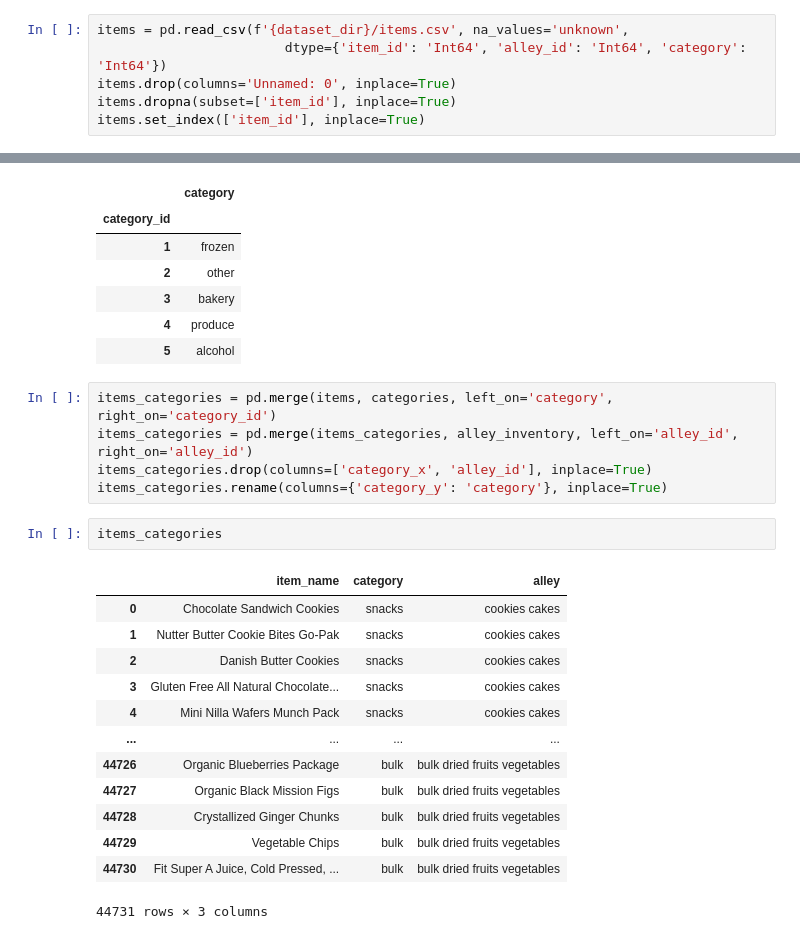
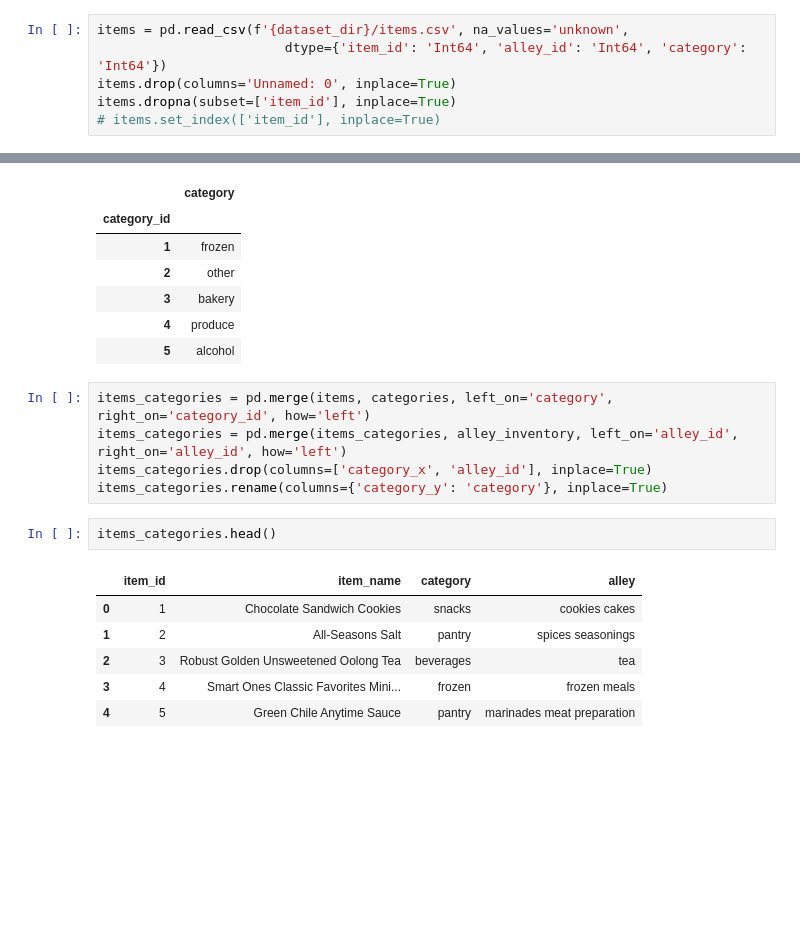
Before and after one commit to tomasz-beton/business-hackathon, a Jupyter notebook: data_exploration.ipynb, the cells around one changed output, grey strips where cells are left out. Drawn from its saved outputs; the diff is of its cells as text; blank space fills up the shorter version.

```diff
--- a/data_exploration.ipynb
+++ b/data_exploration.ipynb
@@ -13,7 +13,7 @@ items = pd.read_csv(f'{dataset_dir}/items.csv', na_values='unknown',
                         dtype={'item_id': 'Int64', 'alley_id': 'Int64', 'category': 'Int64'})
 items.drop(columns='Unnamed: 0', inplace=True)
 items.dropna(subset=['item_id'], inplace=True)
-items.set_index(['item_id'], inplace=True)
+# items.set_index(['item_id'], inplace=True)
 # %%
 categories = pd.read_csv('data/categories.csv', index_col='category_id')
 categories.drop(columns='Unnamed: 0', inplace=True)
@@ -77,26 +75,19 @@ memory usage: 336.0+ bytes
 | 4 | produce |
 | 5 | alcohol |
 # %%
-items_categories = pd.merge(items, categories, left_on='category', right_on='category_id')
-items_categories = pd.merge(items_categories, alley_inventory, left_on='alley_id', right_on='alley_id')
+items_categories = pd.merge(items, categories, left_on='category', right_on='category_id', how='left')
+items_categories = pd.merge(items_categories, alley_inventory, left_on='alley_id', right_on='alley_id', how='left')
 items_categories.drop(columns=['category_x', 'alley_id'], inplace=True)
 items_categories.rename(columns={'category_y': 'category'}, inplace=True)
 # %%
-items_categories
+items_categories.head()
 # %% [output]
-|  | item_name | category | alley |
-| 0 | Chocolate Sandwich Cookies | snacks | cookies cakes |
-| 1 | Nutter Butter Cookie Bites Go-Pak | snacks | cookies cakes |
-| 2 | Danish Butter Cookies | snacks | cookies cakes |
-| 3 | Gluten Free All Natural Chocolate... | snacks | cookies cakes |
-| 4 | Mini Nilla Wafers Munch Pack | snacks | cookies cakes |
-| ... | ... | ... | ... |
-| 44726 | Organic Blueberries Package | bulk | bulk dried fruits vegetables |
-| 44727 | Organic Black Mission Figs | bulk | bulk dried fruits vegetables |
-| 44728 | Crystallized Ginger Chunks | bulk | bulk dried fruits vegetables |
-| 44729 | Vegetable Chips | bulk | bulk dried fruits vegetables |
-| 44730 | Fit Super A Juice, Cold Pressed, ... | bulk | bulk dried fruits vegetables |
+|  | item_id | item_name | category | alley |
+| 0 | 1 | Chocolate Sandwich Cookies | snacks | cookies cakes |
+| 1 | 2 | All-Seasons Salt | pantry | spices seasonings |
+| 2 | 3 | Robust Golden Unsweetened Oolong Tea | beverages | tea |
+| 3 | 4 | Smart Ones Classic Favorites Mini... | frozen | frozen meals |
+| 4 | 5 | Green Chile Anytime Sauce | pantry | marinades meat preparation |
-44731 rows × 3 columns
 # %%
 # countplot of categories
 sns.countplot(y='category', data=items_categories, order=items_categories['category'].value_counts().index)
```
Also changed, not shown: parts of 25 cells of this notebook.
